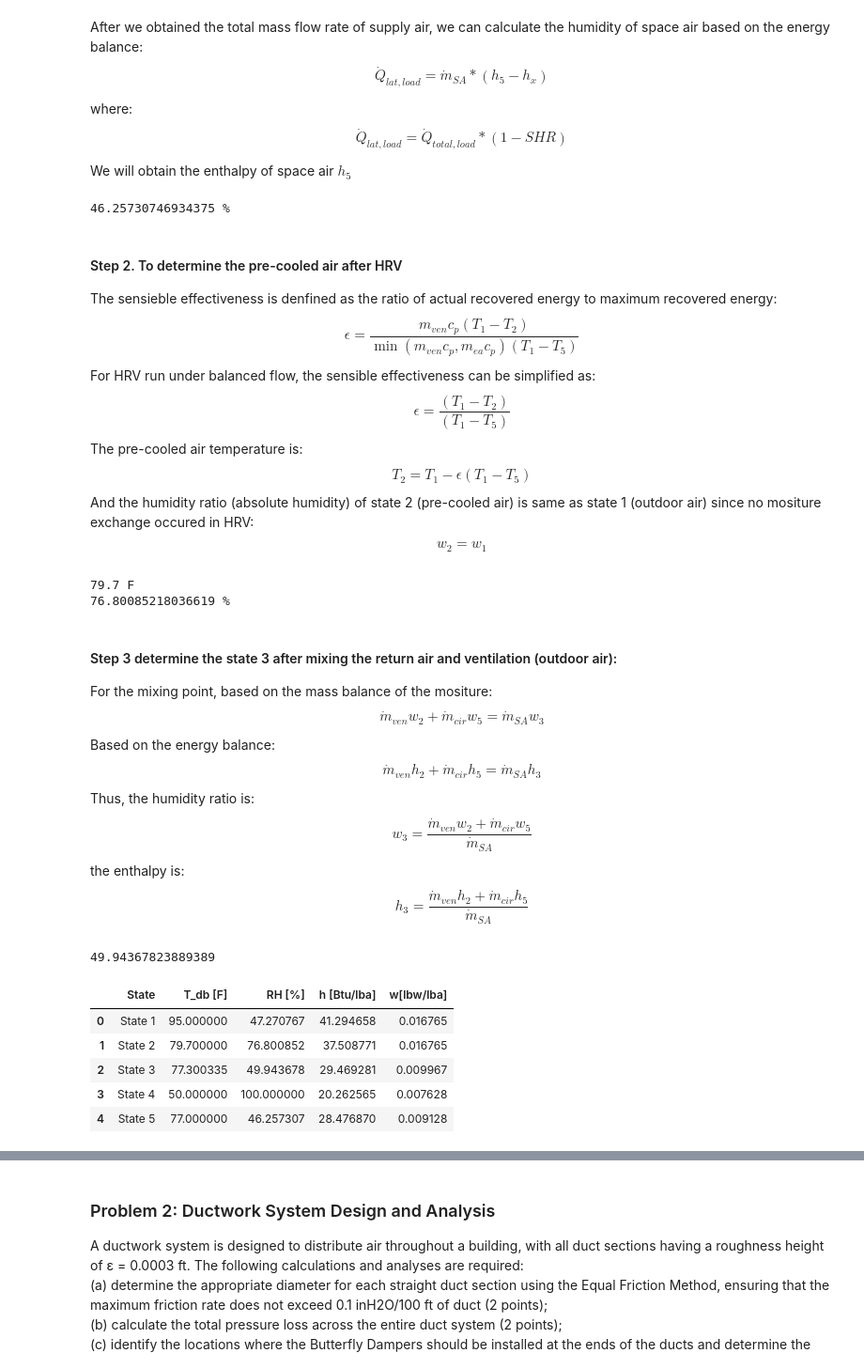
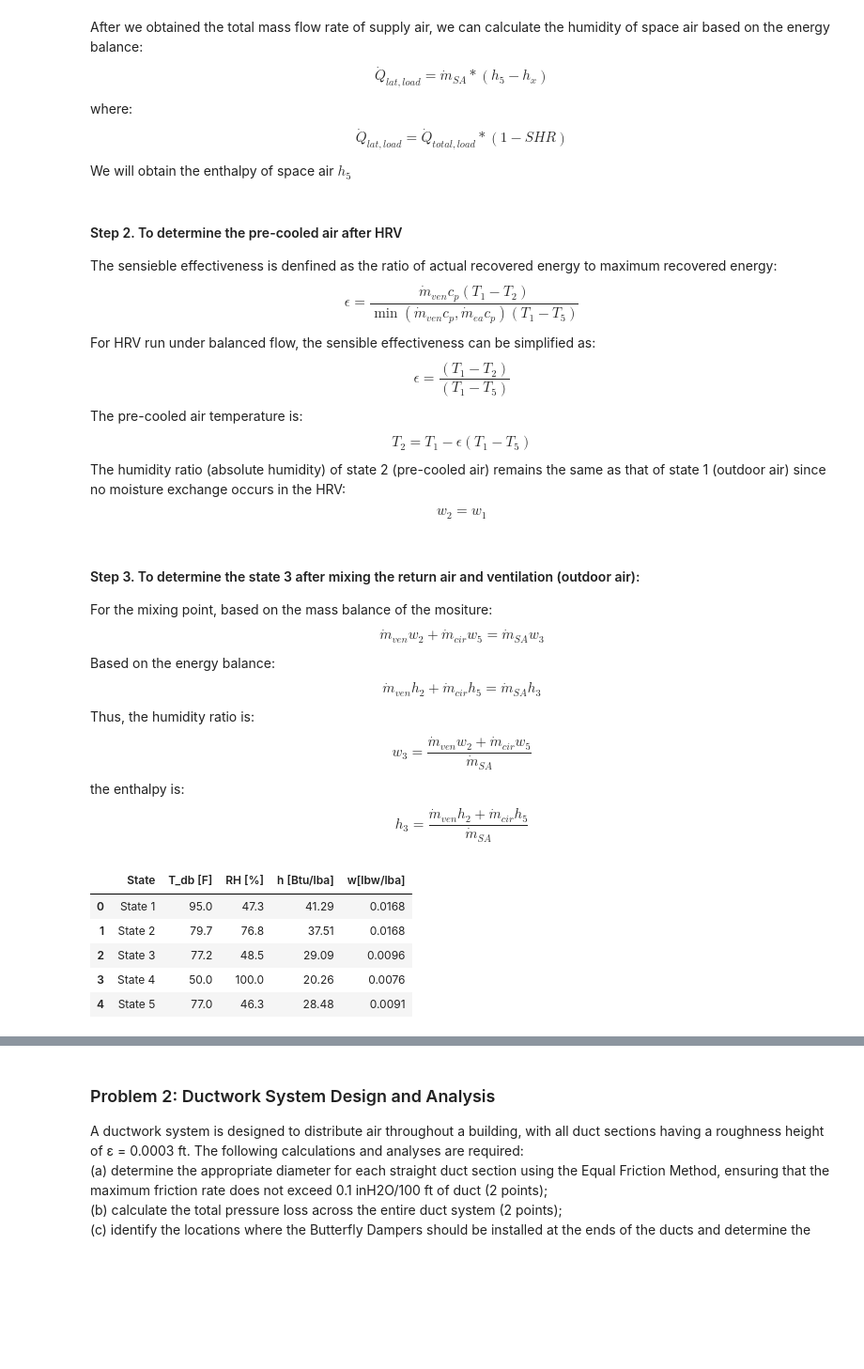
Before and after one commit to JieMa1202/CE414, a Jupyter notebook: Homework/Exam.ipynb, the cells around one changed output, grey strips where cells are left out. Shown at 94% size. Saved outputs shown, nothing was run; the diff lists cells and outputs as text; code cells hidden in the pictures; blank space fills up the shorter version.

```diff
--- a/Homework/Exam.ipynb
+++ b/Homework/Exam.ipynb
@@ -86,35 +90,27 @@ $$\dot{Q}_{lat,load} = \dot{Q}_{total,load} * (1-SHR)$$
 We will obtain the enthalpy of space air $h_5$
 # %%
 # Calculate the h_5
-h_5 = Q_zone_lat/m_dot_tot + h_x # enthalpy of the space air
+h_5 = Q_zone_lat/m_dot_SA + h_x # enthalpy of the space air
 w_5 = W_pth(P_atm, T_db_5, h_5) # humidity ratio of space air
 RH_5 = RH_pth(P_atm, T_db_5, h_5) # relative humisity of space 5
-print(RH_5,'%')
-# %% [output]
-46.25730746934375 %
 # %% [markdown]
 #### Step 2. To determine the pre-cooled air after HRV
 The sensieble effectiveness is denfined as the ratio of actual recovered energy to maximum recovered energy:
-$$\epsilon =  \frac{m_{ven}c_p(T_1-T_2)}{\min(m_{ven}c_p, m_{ea}c_p)(T_1-T_5)}$$
+$$\epsilon =  \frac{\dot{m}_{ven}c_p(T_1-T_2)}{\min(\dot{m}_{ven}c_p, \dot{m}_{ea}c_p)(T_1-T_5)}$$
 For HRV run under balanced flow, the sensible effectiveness can be simplified as:
 $$\epsilon =  \frac{(T_1-T_2)}{(T_1-T_5)}$$
 The pre-cooled air temperature is:
 $$T_2 = T_1 - \epsilon(T_1-T_5)$$
-And the humidity ratio (absolute humidity) of state 2 (pre-cooled air) is same as state 1 (outdoor air) since no mositure exchange occured in HRV:
+The humidity ratio (absolute humidity) of state 2 (pre-cooled air) remains the same as that of state 1 (outdoor air) since no moisture exchange occurs in the HRV:
 $$w_2 = w_1$$
 # %%
 epsilon = 0.85 # sensible effectiveness of the HRV,[-]
 T_db_2 = T_db_1 - epsilon * (T_db_1 - T_db_5) # pre-cooled air drybulb temperature,[F]
 w_2 = w_1 # humidity ratio of pre-cooled air
-RH_2 = RH_ptw(P_atm, T_db_2, w_2) # relative humidity of
-h_2 = h_ptw(P_atm, T_db_2, w_2)
-print(T_db_2,'F')
-print(RH_2,'%')
+RH_2 = RH_ptw(P_atm, T_db_2, w_2) # relative humidity at state 2, [%]
+h_2 = h_ptw(P_atm, T_db_2, w_2) # enthalpy at state 2, [Btu/lba]
-# %% [output]
-79.7 F
-76.80085218036619 %
 # %% [markdown]
-#### Step 3 determine the state 3 after mixing the return air and ventilation (outdoor air):
+#### Step 3. To determine the state 3 after mixing the return air and ventilation (outdoor air):
 For the mixing point, based on the mass balance of the mositure:
 $$\dot{m}_{ven} w_{2} + \dot{m}_{cir} w_{5} = \dot{m}_{SA} w_{3}$$
 Based on the energy balance:
@@ -124,32 +120,26 @@ $$w_{3} = \frac{\dot{m}_{ven} w_{2} + \dot{m}_{cir} w_{5}}{\dot{m}_{SA}}$$
 the enthalpy is:
 $$h_{3} = \frac{\dot{m}_{ven} h_{2} + \dot{m}_{cir} h_{5}}{\dot{m}_{SA}}$$
 # %%
-w_3 = (m_dot_ven * w_2 + m_dot_cir * w_5)/m_dot_tot
-h_3 = (m_dot_ven * h_2 + m_dot_cir * h_5)/m_dot_tot
-T_db_3 = T_pwh(P_atm, w_3, h_3)
-RH_3 = RH_ptw(P_atm, T_db_3, w_3)
-print(RH_3)
+w_3 = (m_dot_ven * w_2 + m_dot_cir * w_5)/m_dot_SA # humidity ratio at state 3, [lbw/lba]
+h_3 = (m_dot_ven * h_2 + m_dot_cir * h_5)/m_dot_SA # enthalpy at state 3, [Btu/lba]
+T_db_3 = T_pwh(P_atm, w_3, h_3) # dry-bulb at state 3, F
+RH_3 = RH_ptw(P_atm, T_db_3, w_3) # relative humidity at state 3, %
-# %% [output]
-49.94367823889389
 # %%
+# Create and display the results for all states
 data = {
     "State": ["State 1", "State 2", "State 3","State 4","State 5"],
-    "T_db [F]": [T_db_1,T_db_2,T_db_3,T_db_4,T_db_5],
-    "RH [%]": [RH_1,RH_2,RH_3,RH_4,RH_5],
-    "h [Btu/lba]": [h_1, h_2, h_3, h_4, h_5],
-    "w[lbw/lba]": [w_1, w_2, w_3, w_4, w_5]
+    "T_db [F]": [f"{T_db_1:.1f}",f"{T_db_2:.1f}",f"{T_db_3:.1f}",f"{T_db_4:.1f}",f"{T_db_5:.1f}"],
+    "RH [%]": [f"{RH_1:.1f}",f"{RH_2:.1f}",f"{RH_3:.1f}",f"{RH_4:.1f}",f"{RH_5:.1f}"],
+    "h [Btu/lba]": [f"{h_1:.2f}", f"{h_2:.2f}", f"{h_3:.2f}", f"{h_4:.2f}", f"{h_5:.2f}"],
+    "w[lbw/lba]": [f"{w_1:.4f}", f"{w_2:.4f}", f"{w_3:.4f}", f"{w_4:.4f}", f"{w_5:.4f}"]
 }
-
-# Create DataFrame
 df = pd.DataFrame(data)
-
-# Display table
 df
 # %% [output]
 |  | State | T_db [F] | RH [%] | h [Btu/lba] | w[lbw/lba] |
-| 0 | State 1 | 95.000000 | 47.270767 | 41.294658 | 0.016765 |
-| 1 | State 2 | 79.700000 | 76.800852 | 37.508771 | 0.016765 |
-| 2 | State 3 | 77.300335 | 49.943678 | 29.469281 | 0.009967 |
-| 3 | State 4 | 50.000000 | 100.000000 | 20.262565 | 0.007628 |
-| 4 | State 5 | 77.000000 | 46.257307 | 28.476870 | 0.009128 |
+| 0 | State 1 | 95.0 | 47.3 | 41.29 | 0.0168 |
+| 1 | State 2 | 79.7 | 76.8 | 37.51 | 0.0168 |
+| 2 | State 3 | 77.2 | 48.5 | 29.09 | 0.0096 |
+| 3 | State 4 | 50.0 | 100.0 | 20.26 | 0.0076 |
+| 4 | State 5 | 77.0 | 46.3 | 28.48 | 0.0091 |
 # %% [markdown]
```
Also changed, not shown: parts of 14 cells of this notebook, 1 other file.
